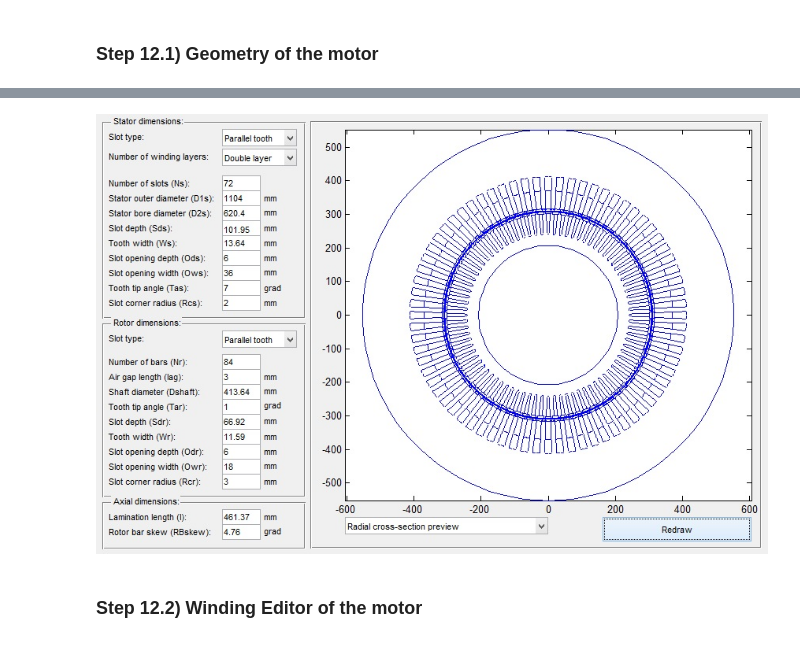
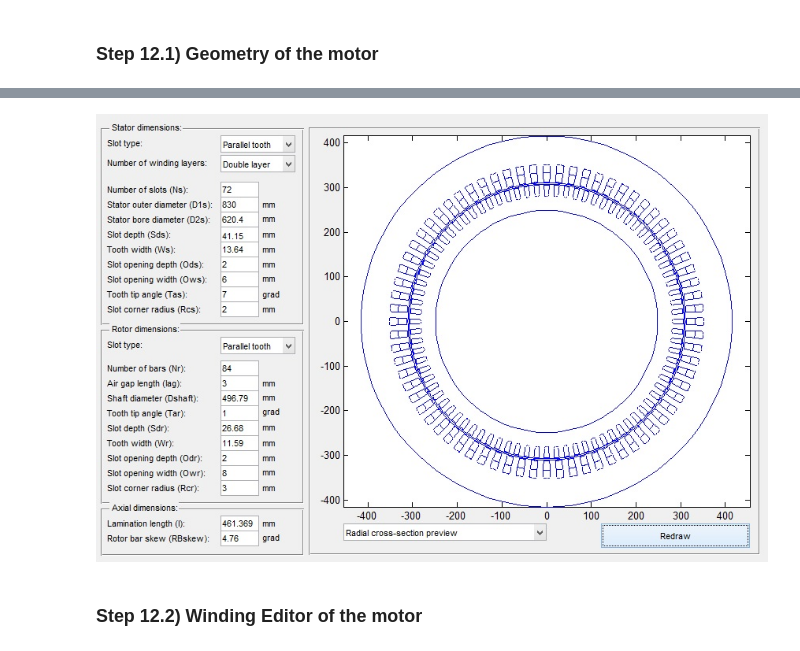
Before and after one commit to odtu/EE564, a Jupyter notebook: TRAIN/gokhangocmen/DesignOfTrainTractionMotor.ipynb, the cells around one changed output, grey strips where cells are left out. Drawn from its saved outputs; the diff is of its cells as text; code cells hidden in the pictures.

```diff
--- a/TRAIN/gokhangocmen/DesignOfTrainTractionMotor.ipynb
+++ b/TRAIN/gokhangocmen/DesignOfTrainTractionMotor.ipynb
@@ -584,8 +664,8 @@ Magnetizing inductance= 402.993099835 in units of uH
 # %%
 from IPython.display import Image
-Image(filename='motorgeometry.jpg')
+Image(filename='motur.jpg')
 # %% [output]
-[figure, old version]
+[figure, new version]
 # %% [markdown]
 ### Step 12.2) Winding Editor of the motor
 # %% [markdown]
```
Also changed, not shown: parts of 20 cells of this notebook.
